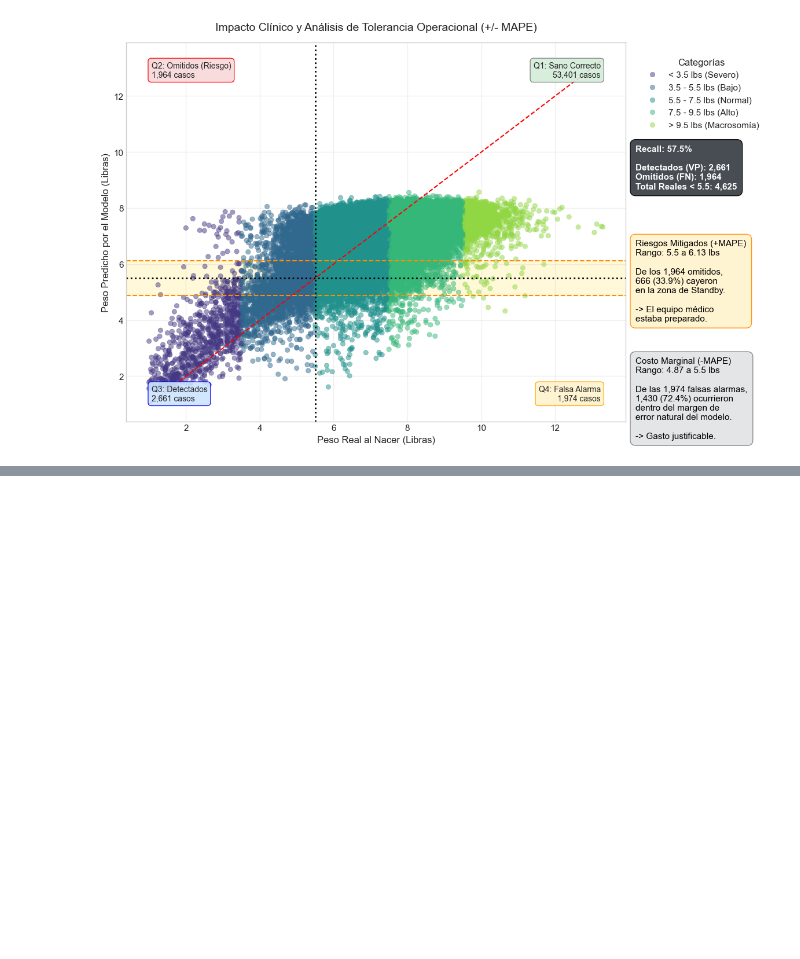
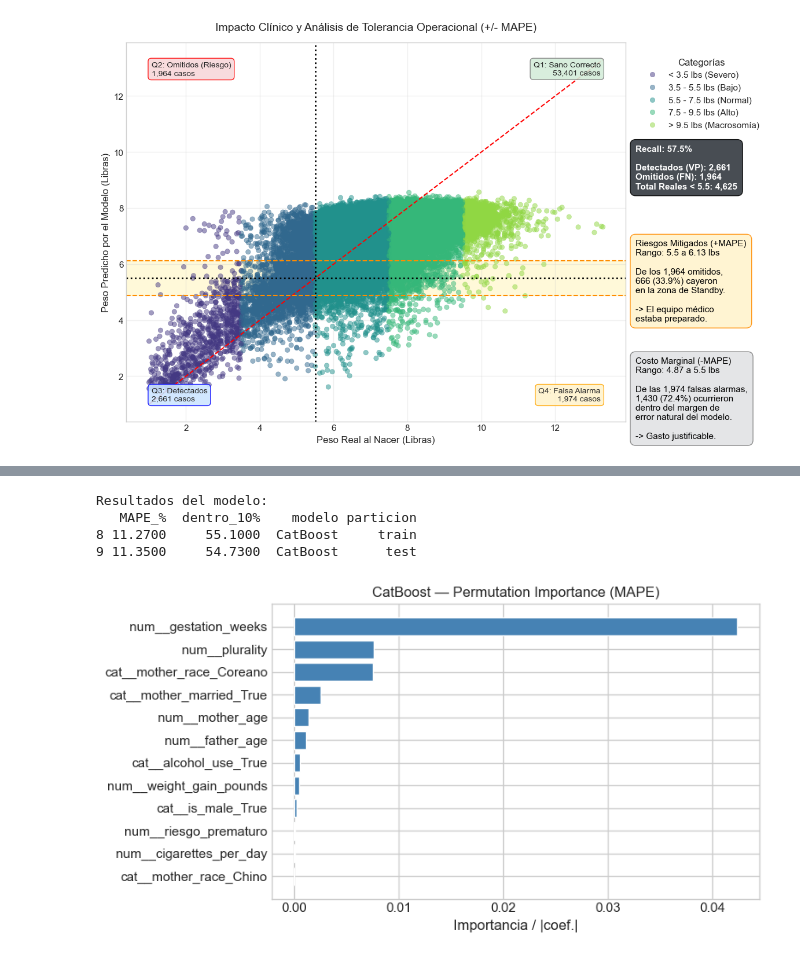
Before and after one commit to cccortesh95/Analitica_Proyecto, a Jupyter notebook: entrega_final.ipynb, the cells around one changed output, grey strips where cells are left out. Cells and saved outputs as stored; diff of their text form; code cells hidden in the pictures; blank space fills up the shorter version.

```diff
--- a/entrega_final.ipynb
+++ b/entrega_final.ipynb
@@ -1517,0 +1516,8 @@ else:
+# %%
+param_dist_cat = {
+    "model__iterations":          [100, 200, 300],
+    "model__depth":               [4, 6, 8],
+    "model__learning_rate":       [0.05, 0.1, 0.15],
+    "model__l2_leaf_reg":         [1, 3, 5],
+    "model__bagging_temperature": [0.0, 0.5, 1.0],
+}
@@ -1517,0 +1572,43 @@ else:
+# %%
+pipe = rand_search_cat.best_estimator_
+
+for part, Xp, yp in [
+    ("train", X_train_r, y_train_r),
+    ("test",  X_test_r,  y_test_r),
+]:
+    pred = pipe.predict(Xp)
+    m = regression_scores(yp, pred)
+    m.update({"modelo": name, "particion": part})
+    results_reg.append(m)
+
+fn = get_feature_names_safe(pipe, Xr.columns)
+print("Resultados del modelo:")
+print(pd.DataFrame(results_reg).query("modelo == @name"))
+# %% [output]
+Resultados del modelo:
+   MAPE_%  dentro_10%    modelo particion
+8 11.2700     55.1000  CatBoost     train
+9 11.3500     54.7300  CatBoost      test
+# %%
+from sklearn.inspection import permutation_importance
+
+resultado_importancia = permutation_importance(
+    rand_search_cat.best_estimator_,
+    X_test_r,
+    y_test_r,
+    n_repeats=10,
+    random_state=RNG,
+    scoring='neg_mean_absolute_percentage_error',
+    n_jobs=1
+)
+
+plot_top_importance(
+    fn,
+    resultado_importancia.importances_mean,
+    f"{name} — Permutation Importance (MAPE)",
+    top=20
+)
+plt.tight_layout()
+plt.show()
+# %% [output]
+[figure, added]
```
Also changed, not shown: parts of 35 cells of this notebook.
